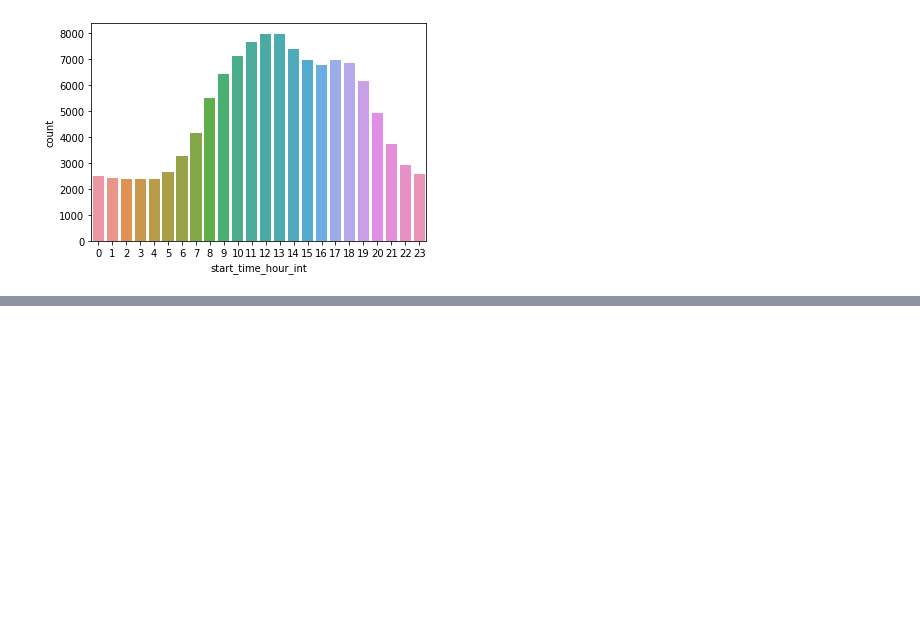
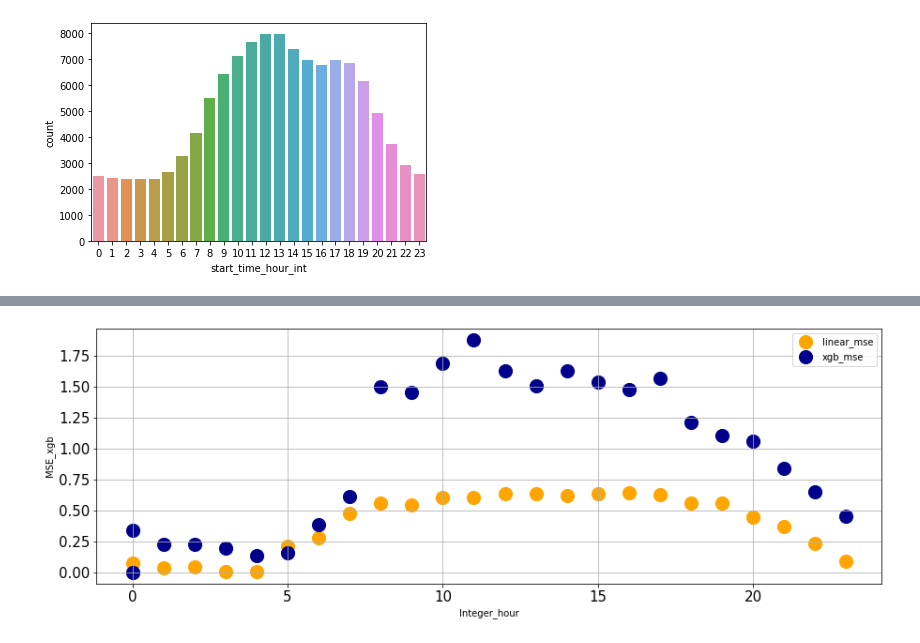
Before and after one commit to Kinjal124/IndependentStudyResearch, a Jupyter notebook: idp_with_new_boulder_dataset.ipynb, the cells around one changed output, grey strips where cells are left out. Cells and saved outputs as stored; diff of their text form; code cells hidden in the pictures; blank space fills up the shorter version.

```diff
--- a/idp_with_new_boulder_dataset.ipynb
+++ b/idp_with_new_boulder_dataset.ipynb
@@ -787,0 +1801,11 @@ metrics_df
+# %%
+
+ax = metrics_df.plot.scatter(x="Integer_hour", y="MSE_linear", color="orange",s=200, label="linear_mse", figsize=(15, 5), grid=True)
+
+metrics_df.plot.scatter(x="Integer_hour", y="MSE_xgb", color="darkblue", s=200,label="xgb_mse", ax=ax, figsize=(15, 5), grid=True);
+
+
+ax.tick_params(axis='x', labelsize=15)
+ax.tick_params(axis='y', labelsize=15)
+# %% [output]
+[figure, added]
```
Also changed, not shown: parts of 33 cells of this notebook, 1 other file.
